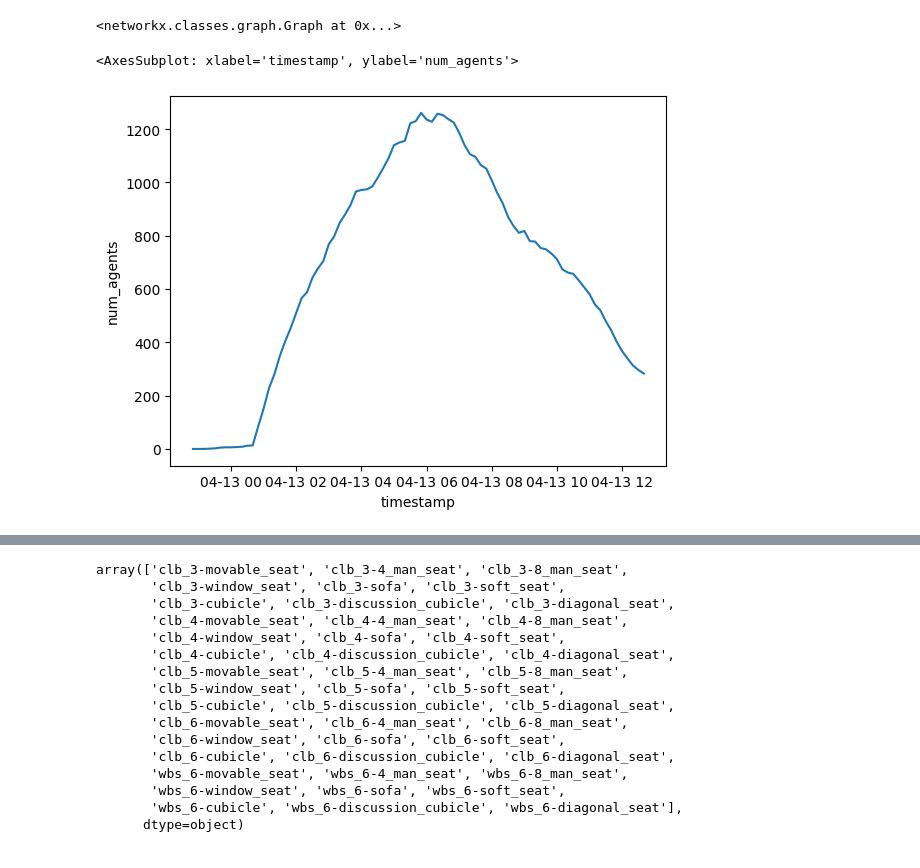
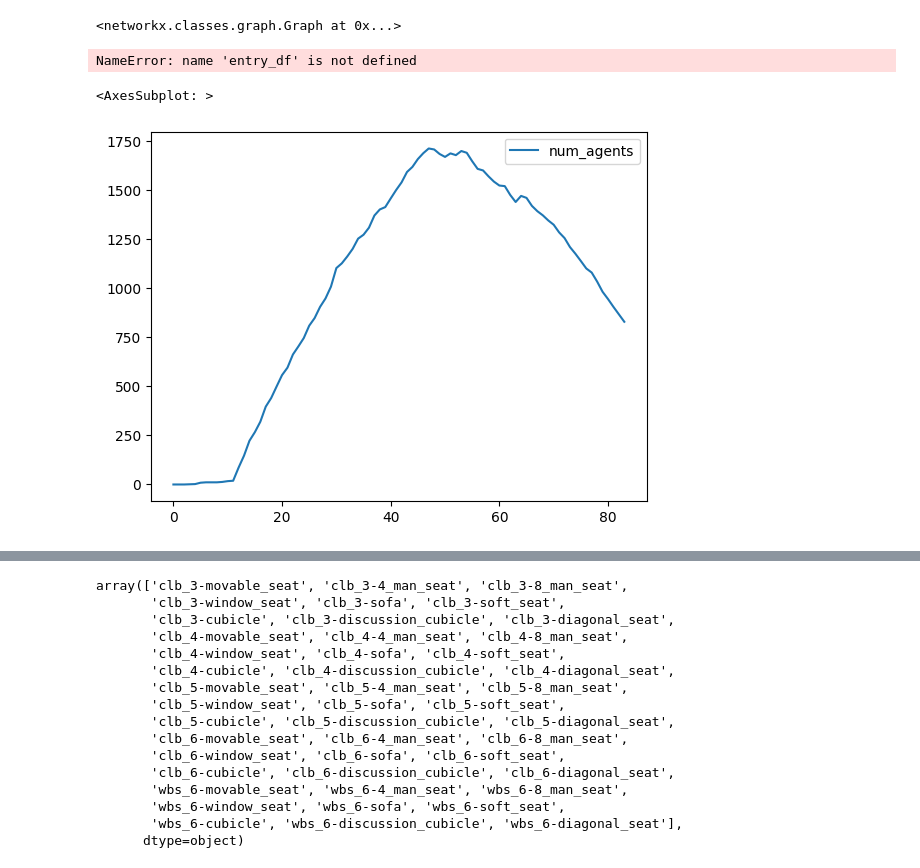
Before and after one commit to chriskbs/DSA3101, a Jupyter notebook: simulation-test.ipynb, the cells around one changed output, grey strips where cells are left out. Drawn from its saved outputs; the diff is of its cells as text; code cells hidden in the pictures.

```diff
--- a/simulation-test.ipynb
+++ b/simulation-test.ipynb
@@ -41,14 +27,18 @@ lib_graph
 # %% [output]
 <networkx.classes.graph.Graph at 0x...>
 # %%
-model = LibModel(entry_df, lib_graph)
+model = LibModel(df, lib_graph)
 model.run()
 results = model.datacollector.get_model_vars_dataframe()
-results['timestamp'] = entry_df['timestamp']
-sns.lineplot(results, x='timestamp', y='num_agents')
+# results['timestamp'] = entry_df['timestamp']
+# sns.lineplot(results, x='timestamp', y='num_agents')
 # %% [output]
-<AxesSubplot: xlabel='timestamp', ylabel='num_agents'>
+NameError: name 'entry_df' is not defined
-[figure, removed]
+# %%
+sns.lineplot(results)
+# %% [output]
+<AxesSubplot: >
+[figure, added]
 # %%
 results2 = model.datacollector.get_table_dataframe("SectionsData")
 results2['utilization_rate'] = 1-results2['empty_seats']/results2['capacity']
```
Also changed, not shown: parts of 7 cells of this notebook.
